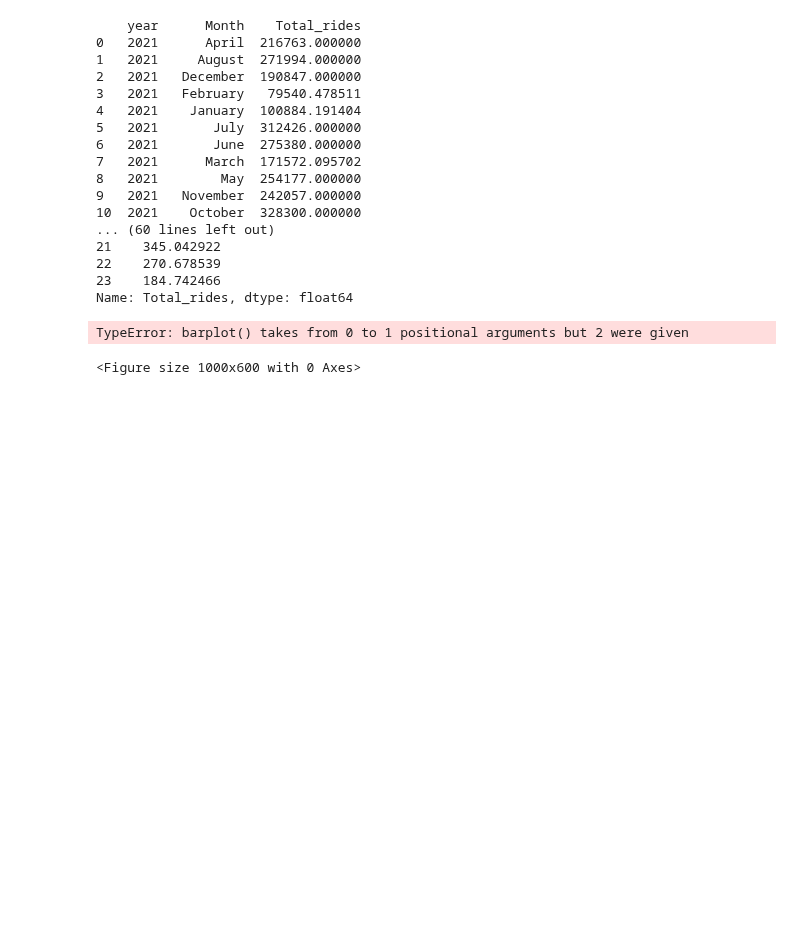
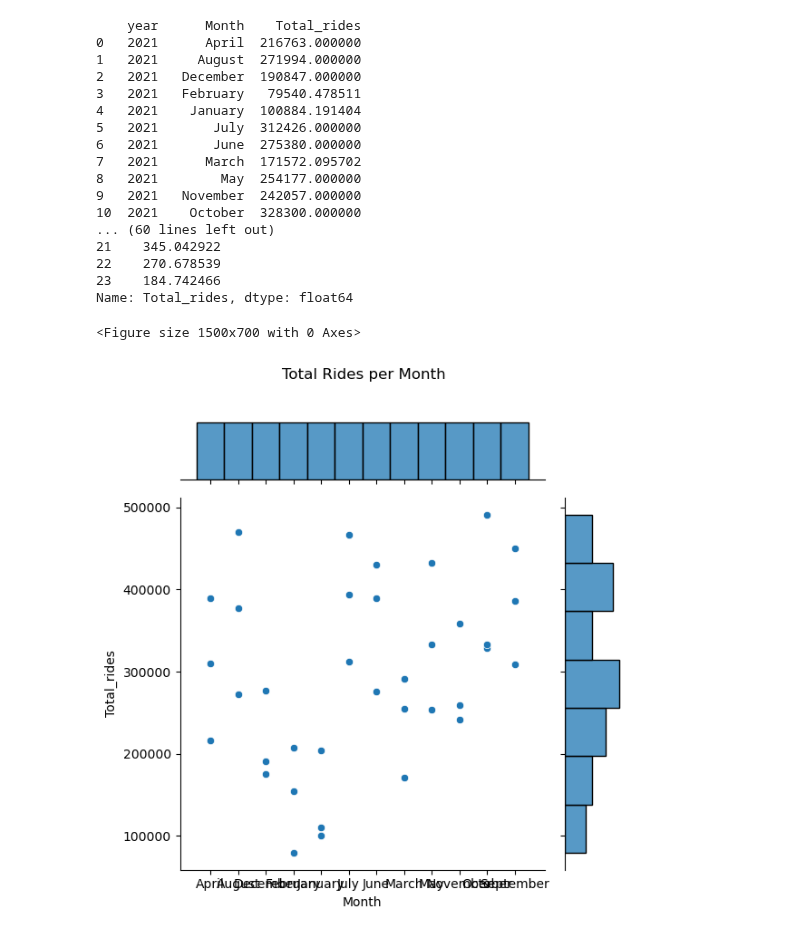
Before and after one commit to Sudha25a/Bike-project-3, a Jupyter notebook: KPI practice.ipynb, the cells around one changed output. Saved outputs shown, nothing was run; the diff lists cells and outputs as text; code cells hidden in the pictures; blank space fills up the shorter version.

```diff
--- a/KPI practice.ipynb
+++ b/KPI practice.ipynb
@@ -56,3 +56,15 @@ print(hourly_usage)
 22    270.678539
 23    184.742466
 Name: Total_rides, dtype: float64
+# %%
+plt.figure(figsize=(15, 7))
+
+# Correct way to use jointplot (using data and specifying x and y)
+sns.jointplot(data=rides_per_month, x='Month', y='Total_rides', marker='o')
+
+plt.suptitle('Total Rides per Month', y=1.02) # Better way to set title
+plt.tight_layout() # Adjust layout to prevent labels from overlapping
+plt.show()
+# %% [output]
+<Figure size 1500x700 with 0 Axes>
+[figure, added]
@@ -59,13 +93,10 @@ Name: Total_rides, dtype: float64
 # %%
-# Example Plotting (Rides per Month)
-plt.figure(figsize=(10, 6))
-sns.barplot(rides_per_month['Month'], rides_per_month['Total_rides'], marker='o')
-plt.title('Total Rides per Month')
-plt.xlabel('Month')
-plt.ylabel('Total Rides')
-plt.xticks(rotation=45)
-plt.tight_layout()
-plt.show()
+# # Example Plotting (Rides per Month)
+# plt.figure(figsize=(10, 6))
+# sns.jointplot(rides_per_month['Month'], rides_per_month['Total_rides'], marker='o')
+# plt.title('Total Rides per Month')
+# plt.xlabel('Month')
+# plt.ylabel('Total Rides')
+# plt.xticks(rotation=45)
+# plt.tight_layout()
+# plt.show()
-# %% [output]
-TypeError: barplot() takes from 0 to 1 positional arguments but 2 were given
-<Figure size 1000x600 with 0 Axes>
```
Also changed, not shown: parts of 3 cells of this notebook, 1 other file.
